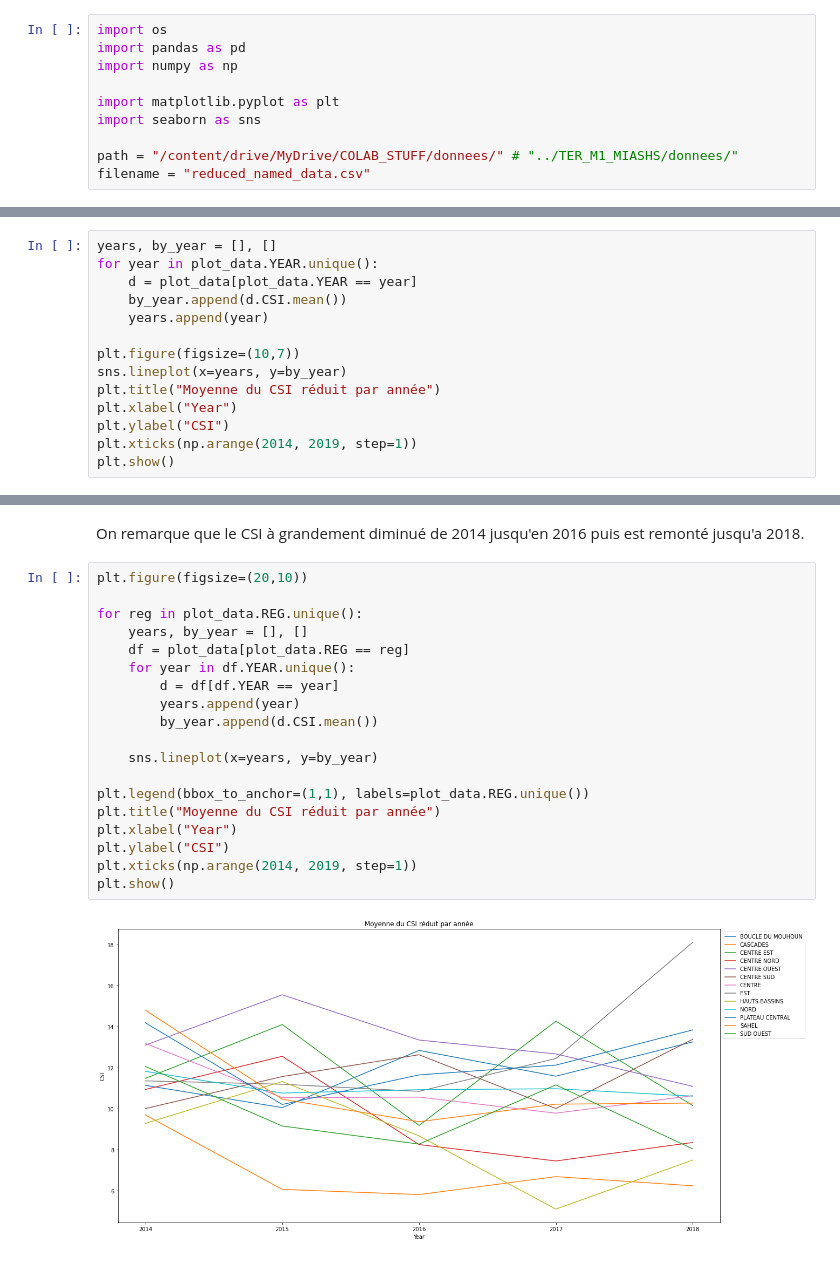
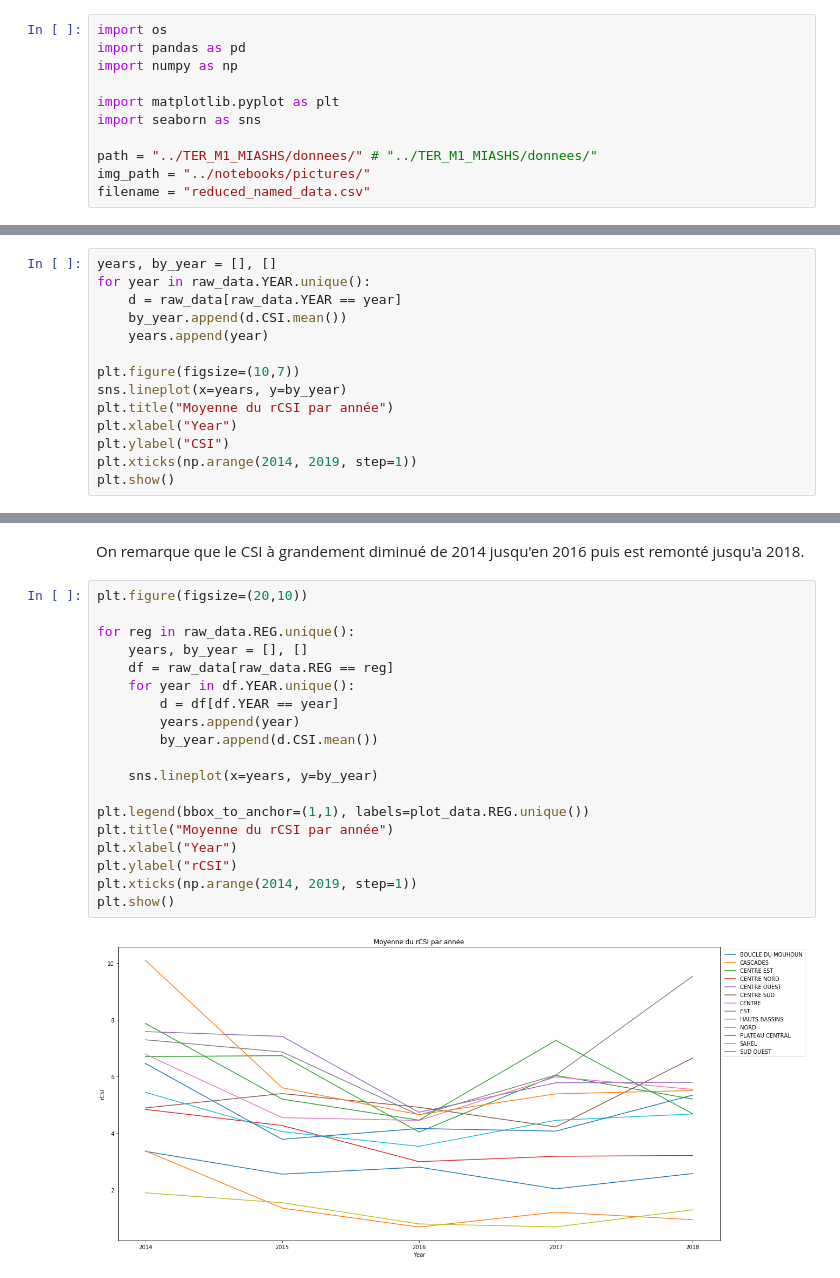
Before and after one commit to moulikatou/Ter_securite_Alimentaire_Miashs, a Jupyter notebook: notebooks/ter.ipynb, the cells around one changed output, grey strips where cells are left out. Cells and saved outputs as stored; diff of their text form.

```diff
--- a/notebooks/ter.ipynb
+++ b/notebooks/ter.ipynb
@@ -13,7 +13,8 @@ import numpy as np
 import matplotlib.pyplot as plt
 import seaborn as sns
 
-path = "/content/drive/MyDrive/COLAB_STUFF/donnees/" # "../TER_M1_MIASHS/donnees/"
+path = "../TER_M1_MIASHS/donnees/" # "../TER_M1_MIASHS/donnees/"
+img_path = "../notebooks/pictures/"
 filename = "reduced_named_data.csv"
 # %% [markdown]
 La cellule suivante permet de vous connecter a votre google drive, vous pourrez ainsi lire et sauver des fichiers dans ce même drive.
@@ -107,14 +120,14 @@ plt.show()
 On peut remarquer que les questions 3, 4 et 5 semble être plus corrélées entre elles que les autres questions. Ce qui se traduit par le fait que ces questions représentes plus ou moins la même variance du CSI.
 # %%
 years, by_year = [], []
-for year in plot_data.YEAR.unique():
-    d = plot_data[plot_data.YEAR == year]
+for year in raw_data.YEAR.unique():
+    d = raw_data[raw_data.YEAR == year]
     by_year.append(d.CSI.mean())
     years.append(year)
 
 plt.figure(figsize=(10,7))
 sns.lineplot(x=years, y=by_year)
-plt.title("Moyenne du CSI réduit par année")
+plt.title("Moyenne du rCSI par année")
 plt.xlabel("Year")
 plt.ylabel("CSI")
 plt.xticks(np.arange(2014, 2019, step=1))
@@ -126,22 +139,22 @@ On remarque que le CSI à grandement diminué de 2014 jusqu'en 2016 puis est rem
 # %%
 plt.figure(figsize=(20,10))
 
-for reg in plot_data.REG.unique():
+for reg in raw_data.REG.unique():
     years, by_year = [], []
-    df = plot_data[plot_data.REG == reg]
+    df = raw_data[raw_data.REG == reg]
     for year in df.YEAR.unique():
         d = df[df.YEAR == year]
         years.append(year)
         by_year.append(d.CSI.mean())
 
     sns.lineplot(x=years, y=by_year)
 
 plt.legend(bbox_to_anchor=(1,1), labels=plot_data.REG.unique())
-plt.title("Moyenne du CSI réduit par année")
+plt.title("Moyenne du rCSI par année")
 plt.xlabel("Year")
-plt.ylabel("CSI")
+plt.ylabel("rCSI")
 plt.xticks(np.arange(2014, 2019, step=1))
 plt.show()
 # %% [output]
-[figure, old version]
+[figure, new version]
 # %%
```
Also changed, not shown: parts of 12 cells of this notebook.
